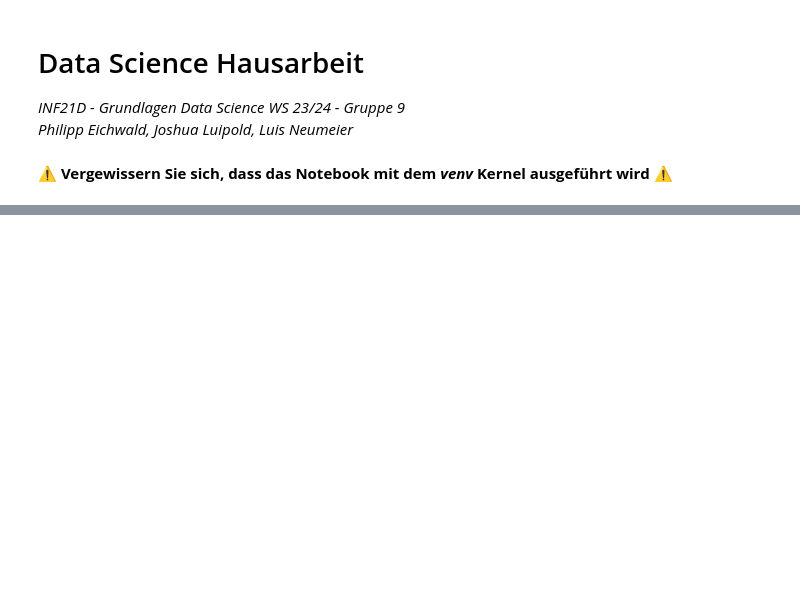
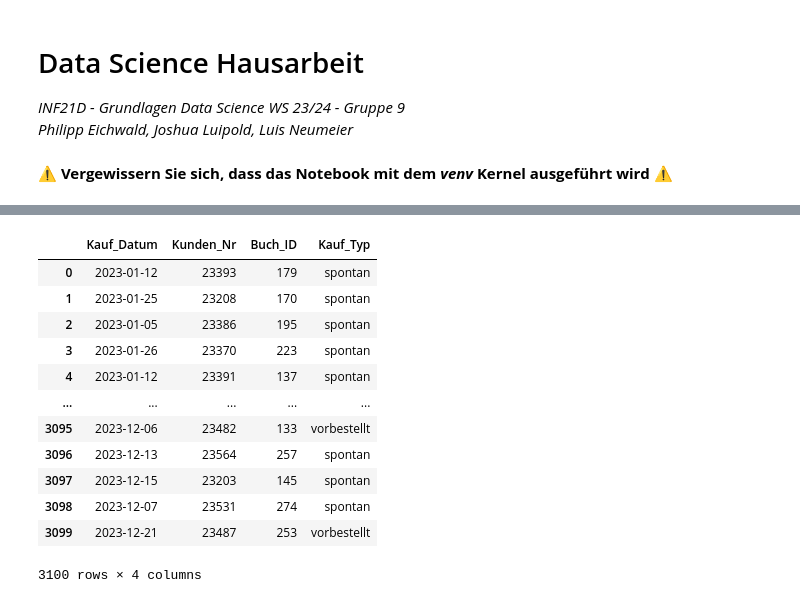
Before and after one commit to xTerradon/DHBW_DataScience, a Jupyter notebook: main.ipynb, the cells around one changed output, grey strips where cells are left out. Cells and saved outputs as stored; diff of their text form; code cells hidden in the pictures; blank space fills up the shorter version.

```diff
--- a/main.ipynb
+++ b/main.ipynb
@@ -16,0 +111,17 @@ NameError: name 'pd' is not defined
+# %%
+merged_df = transaktionsdaten_cleaned.copy()
+merged_df
+# %% [output]
+|  | Kauf_Datum | Kunden_Nr | Buch_ID | Kauf_Typ |
+| 0 | 2023-01-12 | 23393 | 179 | spontan |
+| 1 | 2023-01-25 | 23208 | 170 | spontan |
+| 2 | 2023-01-05 | 23386 | 195 | spontan |
+| 3 | 2023-01-26 | 23370 | 223 | spontan |
+| 4 | 2023-01-12 | 23391 | 137 | spontan |
+| ... | ... | ... | ... | ... |
+| 3095 | 2023-12-06 | 23482 | 133 | vorbestellt |
+| 3096 | 2023-12-13 | 23564 | 257 | spontan |
+| 3097 | 2023-12-15 | 23203 | 145 | spontan |
+| 3098 | 2023-12-07 | 23531 | 274 | spontan |
+| 3099 | 2023-12-21 | 23487 | 253 | vorbestellt |
+3100 rows × 4 columns
```
Also changed, not shown: parts of 15 cells of this notebook.
